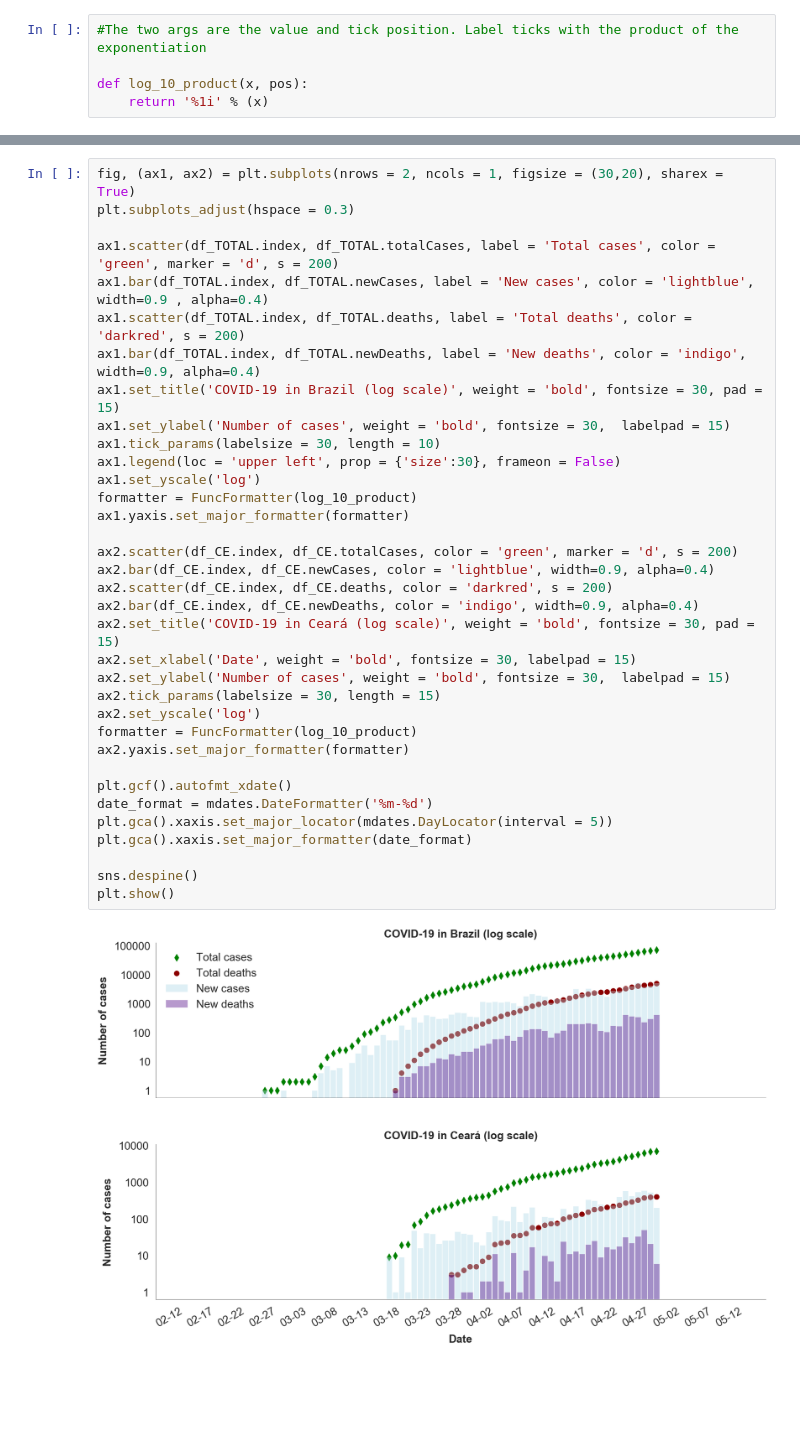
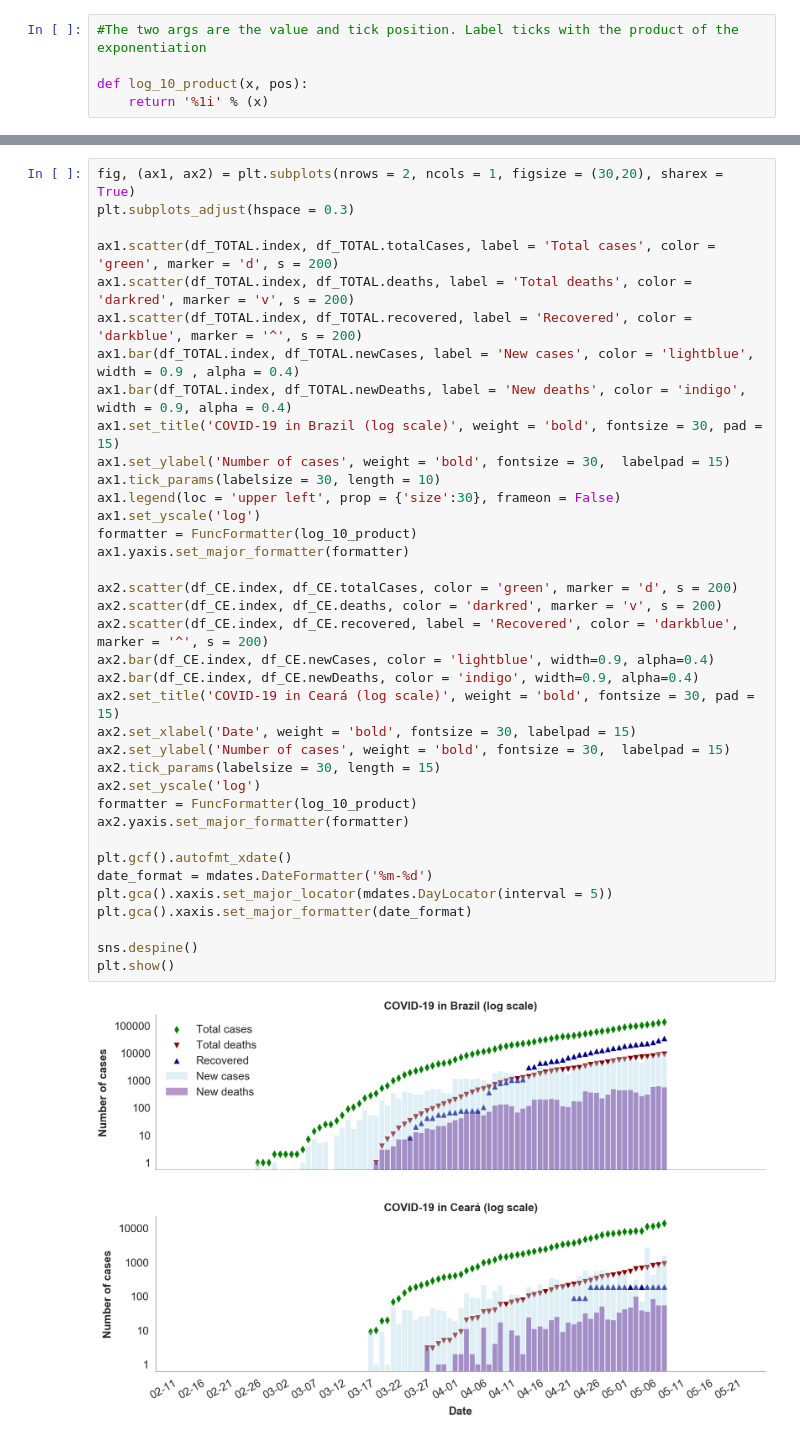
Before and after one commit to Empanator/Epidemiology, a Jupyter notebook: COVID-19 Evolution.ipynb, the cells around one changed output, grey strips where cells are left out. Cells and saved outputs as stored; diff of their text form; blank space fills up the shorter version.

```diff
--- a/COVID-19 Evolution.ipynb
+++ b/COVID-19 Evolution.ipynb
@@ -101,37 +90,39 @@ fig, (ax1, ax2) = plt.subplots(nrows = 2, ncols = 1, figsize = (30,20), sharex =
 plt.subplots_adjust(hspace = 0.3)
 
 ax1.scatter(df_TOTAL.index, df_TOTAL.totalCases, label = 'Total cases', color = 'green', marker = 'd', s = 200)
-ax1.bar(df_TOTAL.index, df_TOTAL.newCases, label = 'New cases', color = 'lightblue', width=0.9 , alpha=0.4)
-ax1.scatter(df_TOTAL.index, df_TOTAL.deaths, label = 'Total deaths', color = 'darkred', s = 200)
-ax1.bar(df_TOTAL.index, df_TOTAL.newDeaths, label = 'New deaths', color = 'indigo', width=0.9, alpha=0.4)
+ax1.scatter(df_TOTAL.index, df_TOTAL.deaths, label = 'Total deaths', color = 'darkred', marker = 'v', s = 200)
+ax1.scatter(df_TOTAL.index, df_TOTAL.recovered, label = 'Recovered', color = 'darkblue', marker = '^', s = 200)
+ax1.bar(df_TOTAL.index, df_TOTAL.newCases, label = 'New cases', color = 'lightblue', width = 0.9 , alpha = 0.4)
+ax1.bar(df_TOTAL.index, df_TOTAL.newDeaths, label = 'New deaths', color = 'indigo', width = 0.9, alpha = 0.4)
 ax1.set_title('COVID-19 in Brazil (log scale)', weight = 'bold', fontsize = 30, pad = 15)
 ax1.set_ylabel('Number of cases', weight = 'bold', fontsize = 30,  labelpad = 15)
 ax1.tick_params(labelsize = 30, length = 10)
 ax1.legend(loc = 'upper left', prop = {'size':30}, frameon = False)
 ax1.set_yscale('log')
 formatter = FuncFormatter(log_10_product)
 ax1.yaxis.set_major_formatter(formatter)
 
 ax2.scatter(df_CE.index, df_CE.totalCases, color = 'green', marker = 'd', s = 200)
+ax2.scatter(df_CE.index, df_CE.deaths, color = 'darkred', marker = 'v', s = 200)
+ax2.scatter(df_CE.index, df_CE.recovered, label = 'Recovered', color = 'darkblue', marker = '^', s = 200)
 ax2.bar(df_CE.index, df_CE.newCases, color = 'lightblue', width=0.9, alpha=0.4)
-ax2.scatter(df_CE.index, df_CE.deaths, color = 'darkred', s = 200)
 ax2.bar(df_CE.index, df_CE.newDeaths, color = 'indigo', width=0.9, alpha=0.4)
 ax2.set_title('COVID-19 in Ceará (log scale)', weight = 'bold', fontsize = 30, pad = 15)
 ax2.set_xlabel('Date', weight = 'bold', fontsize = 30, labelpad = 15)
 ax2.set_ylabel('Number of cases', weight = 'bold', fontsize = 30,  labelpad = 15)
 ax2.tick_params(labelsize = 30, length = 15)
 ax2.set_yscale('log')
 formatter = FuncFormatter(log_10_product)
 ax2.yaxis.set_major_formatter(formatter)
 
 plt.gcf().autofmt_xdate()
 date_format = mdates.DateFormatter('%m-%d')
 plt.gca().xaxis.set_major_locator(mdates.DayLocator(interval = 5))
 plt.gca().xaxis.set_major_formatter(date_format)
 
 sns.despine()
 plt.show()
 # %% [output]
-[figure, old version]
+[figure, new version]
 # %% [markdown]
 <div class="alert alert-block alert-info">
```
Also changed, not shown: parts of 10 cells of this notebook.
